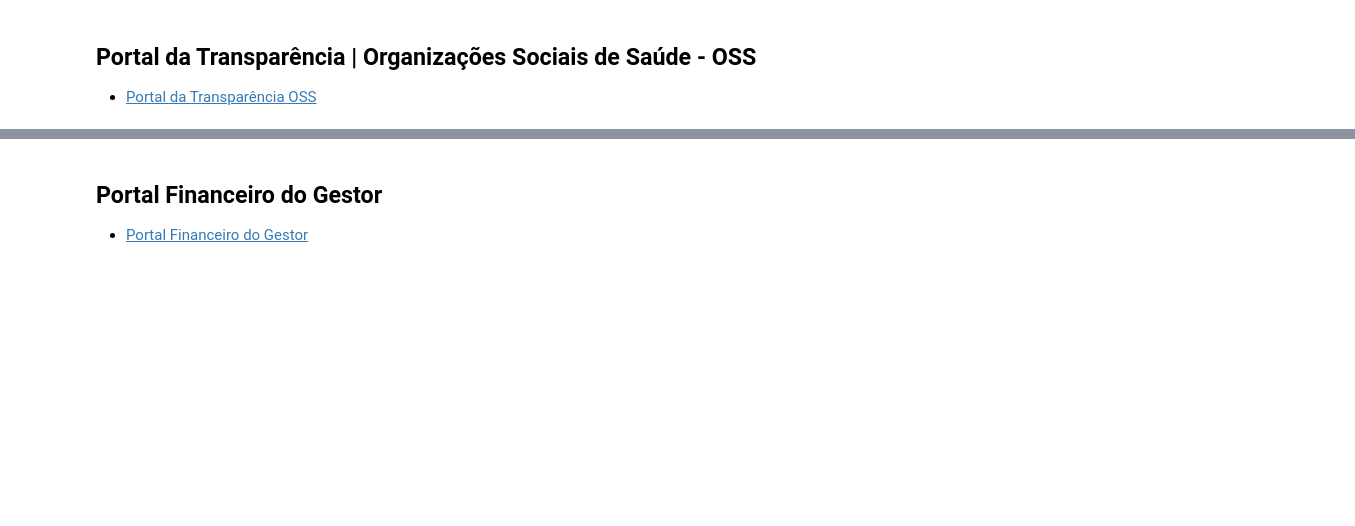
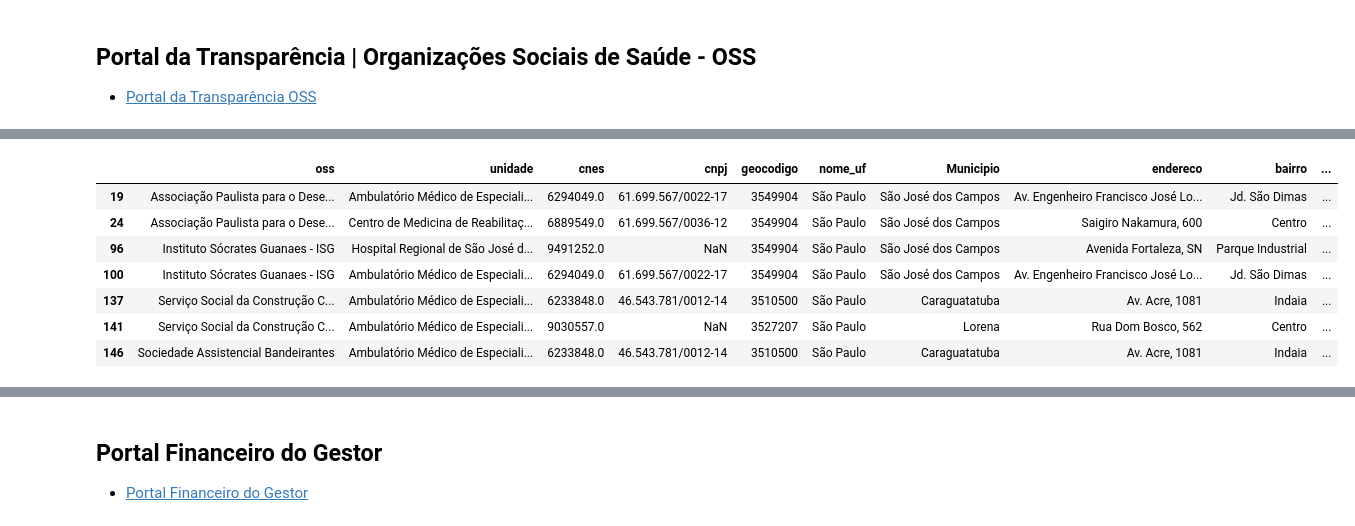
Before and after one commit to d116626/raiox_os, a Jupyter notebook: notebooks/example.ipynb, the cells around one changed output, grey strips where cells are left out. Saved outputs shown, nothing was run; the diff lists cells and outputs as text; code cells hidden in the pictures; blank space fills up the shorter version.

```diff
--- a/notebooks/example.ipynb
+++ b/notebooks/example.ipynb
@@ -28,16 +29,37 @@ import glob
 ##  Portal da Transparência | Organizações Sociais de Saúde - OSS
 
  - [Portal da Transparência OSS](http://www.portaldatransparencia.saude.sp.gov.br/index.php)
+# %%
+geo_sp = gpd.read_file('../data/geodata/sp_municipios.json')
 # %%
+#oss qualificadas
 quali = pd.concat(map(pd.read_csv, glob.glob('../data/oss_qualificadas/years/*.csv')))
 quali_orgs = pd.concat(map(pd.read_csv, glob.glob('../data/oss_qualificadas/organizacoes/*.csv')))
 
+#oss contratadas
 contrat = pd.concat(map(pd.read_csv, glob.glob('../data/oss_contratualizadas/years/*.csv')))
 contrat_org = pd.concat(map(pd.read_csv, glob.glob('../data/oss_contratualizadas/organizacoes/*.csv')))
 
+# oss kpis
 indicadores = pd.concat(map(pd.read_csv, glob.glob('../data/oss_indicadores/*.csv')))
 indicadores = indicadores[indicadores['Unidade']!='Unidade']
 
+#oss convocadas
 convocacoes = pd.concat(map(pd.read_csv, glob.glob('../data/oss_convocacoes/*.csv')))
 
-municipios_quali = indicadores = pd.concat(map(pd.read_csv, glob.glob('../data/oss_cidades/*.csv')))
+## meso region data
+cols = ['geocodigo','nome_uf','nome_municipio','nome_mesorregiao']
+sp = geo_sp[cols]
+sp['Municipio'] = sp['nome_municipio']
+sp['nome_municipio']          = sp['nome_municipio'].astype(str).str.normalize('NFKD').str.encode('ascii', errors='ignore').str.decode('utf-8')
+
+#oss and cities data
+municipios_quali = pd.concat(map(pd.read_csv, glob.glob('../data/oss_cidades/*.csv')))
+municipios_quali = municipios_quali.reset_index(drop=True)
+municipios_quali['municipio'] = municipios_quali['municipio'].astype(str).str.normalize('NFKD').str.encode('ascii', errors='ignore').str.decode('utf-8')
+municipios_quali = municipios_quali.merge(sp, left_on='municipio', right_on='nome_municipio',how='left')
+
+#oss with cities
+oss = municipios_quali.sort_values(by='Ano', ascending=False).drop_duplicates(subset = ['oss','unidade'], keep='first').reset_index(drop=True).sort_values(by='oss', ascending=True).reset_index(drop=True)
+cols = ['oss','unidade','cnes','cnpj','geocodigo','nome_uf','Municipio','endereco','bairro','nome_mesorregiao']
+oss = oss[cols]
@@ -43,0 +84,12 @@ municipios_quali = indicadores = pd.concat(map(pd.read_csv, glob.glob('../data/o
+# %%
+mask = oss['nome_mesorregiao']=='Vale do Paraíba Paulista'
+oss[mask]
+# %% [output]
+|  | oss | unidade | cnes | cnpj | geocodigo | nome_uf | Municipio | endereco | bairro | ... |
+| 19 | Associação Paulista para o Dese... | Ambulatório Médico de Especiali... | 6294049.0 | 61.699.567/0022-17 | 3549904 | São Paulo | São José dos Campos | Av. Engenheiro Francisco José Lo... | Jd. São Dimas | ... |
+| 24 | Associação Paulista para o Dese... | Centro de Medicina de Reabilitaç... | 6889549.0 | 61.699.567/0036-12 | 3549904 | São Paulo | São José dos Campos | Saigiro Nakamura, 600 | Centro | ... |
+| 96 | Instituto Sócrates Guanaes - ISG | Hospital Regional de São José d... | 9491252.0 | NaN | 3549904 | São Paulo | São José dos Campos | Avenida Fortaleza, SN | Parque Industrial | ... |
+| 100 | Instituto Sócrates Guanaes - ISG | Ambulatório Médico de Especiali... | 6294049.0 | 61.699.567/0022-17 | 3549904 | São Paulo | São José dos Campos | Av. Engenheiro Francisco José Lo... | Jd. São Dimas | ... |
+| 137 | Serviço Social da Construção C... | Ambulatório Médico de Especiali... | 6233848.0 | 46.543.781/0012-14 | 3510500 | São Paulo | Caraguatatuba | Av. Acre, 1081 | Indaia | ... |
+| 141 | Serviço Social da Construção C... | Ambulatório Médico de Especiali... | 9030557.0 | NaN | 3527207 | São Paulo | Lorena | Rua Dom Bosco, 562 | Centro | ... |
+| 146 | Sociedade Assistencial Bandeirantes | Ambulatório Médico de Especiali... | 6233848.0 | 46.543.781/0012-14 | 3510500 | São Paulo | Caraguatatuba | Av. Acre, 1081 | Indaia | ... |
```
Also changed, not shown: parts of 6 cells of this notebook, 28 other files.
